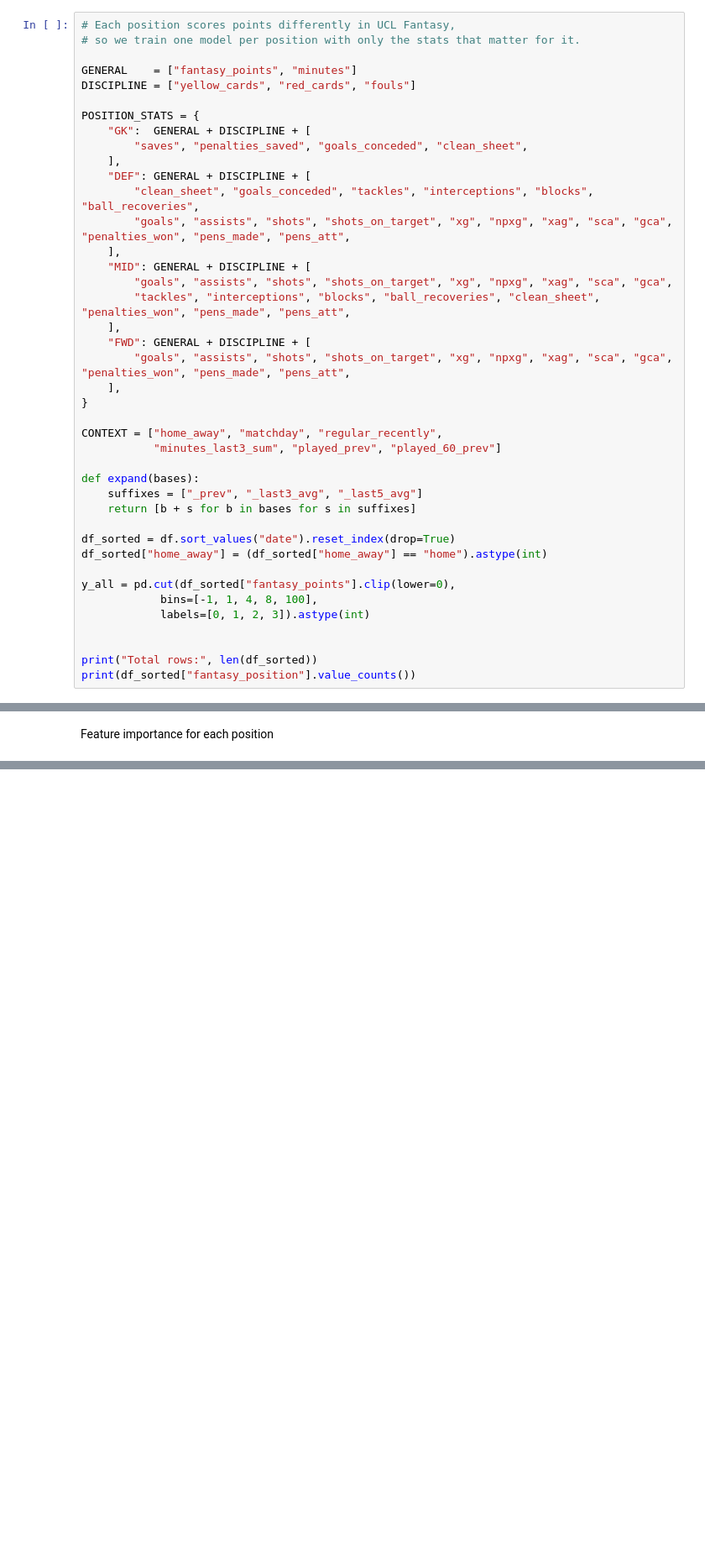
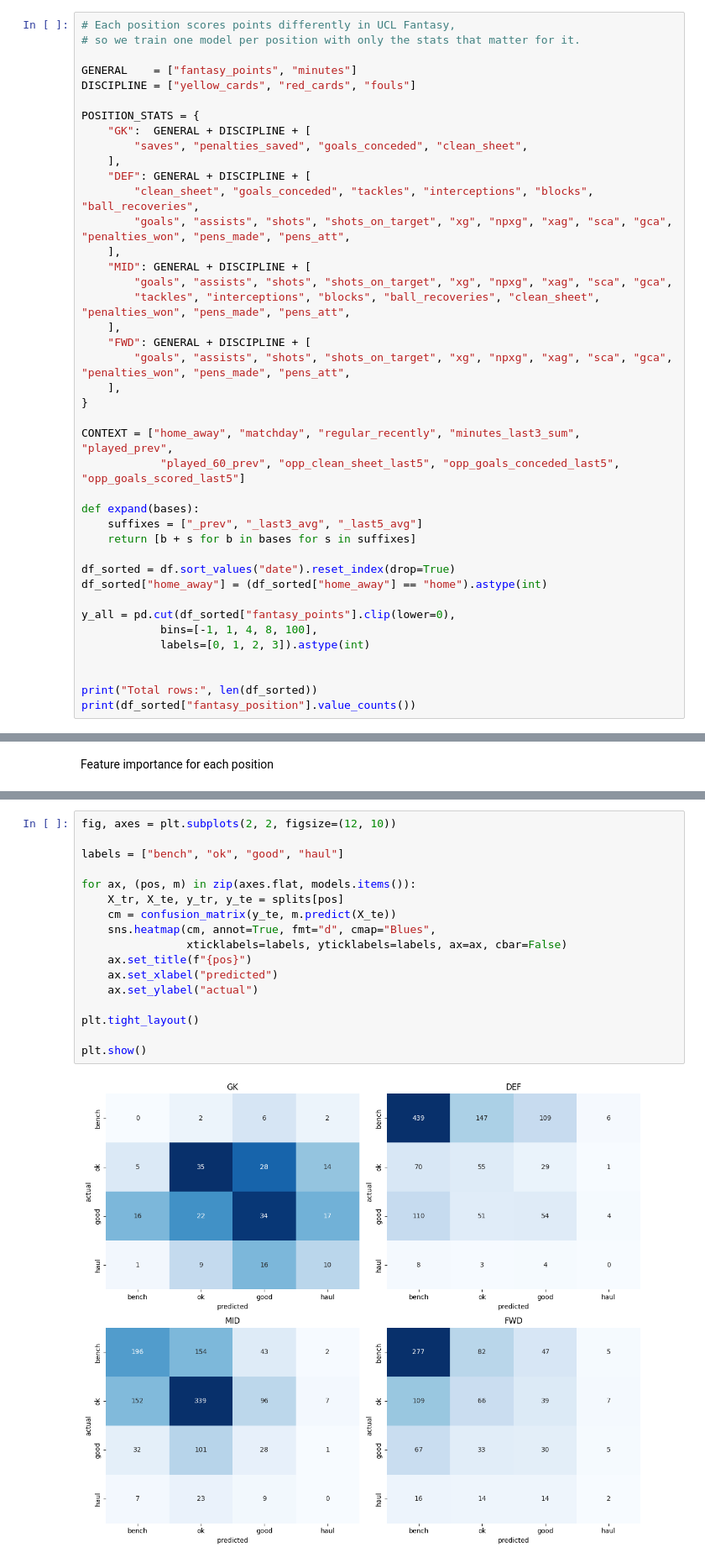
Before and after one commit to JamesMan689/fantasyfinalproject439, a Jupyter notebook: src/model.ipynb, the cells around one changed output, grey strips where cells are left out. Shown at 84% size. Saved outputs shown, nothing was run; the diff lists cells and outputs as text; blank space fills up the shorter version.

```diff
--- a/src/model.ipynb
+++ b/src/model.ipynb
@@ -91,8 +92,8 @@ POSITION_STATS = {
     ],
 }
 
-CONTEXT = ["home_away", "matchday", "regular_recently",
-           "minutes_last3_sum", "played_prev", "played_60_prev"]
+CONTEXT = ["home_away", "matchday", "regular_recently", "minutes_last3_sum", "played_prev",
+            "played_60_prev", "opp_clean_sheet_last5", "opp_goals_conceded_last5", "opp_goals_scored_last5"]
 
 def expand(bases):
     suffixes = ["_prev", "_last3_avg", "_last5_avg"]
@@ -316,0 +374,19 @@ results[results["predicted"] == "haul"].head(20)
+# %%
+fig, axes = plt.subplots(2, 2, figsize=(12, 10))
+
+labels = ["bench", "ok", "good", "haul"]
+
+for ax, (pos, m) in zip(axes.flat, models.items()):
+    X_tr, X_te, y_tr, y_te = splits[pos]
+    cm = confusion_matrix(y_te, m.predict(X_te))
+    sns.heatmap(cm, annot=True, fmt="d", cmap="Blues",
+                xticklabels=labels, yticklabels=labels, ax=ax, cbar=False)
+    ax.set_title(f"{pos}")
+    ax.set_xlabel("predicted")
+    ax.set_ylabel("actual")
+
+plt.tight_layout()
+
+plt.show()
+# %% [output]
+[figure, added]
```
Also changed, not shown: parts of 12 cells of this notebook.
